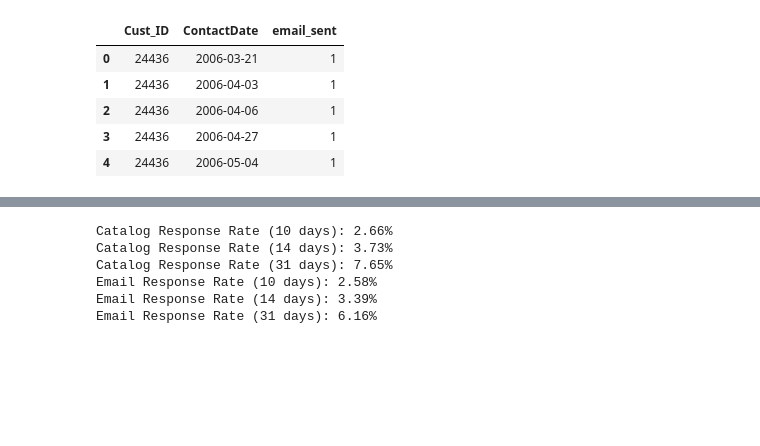
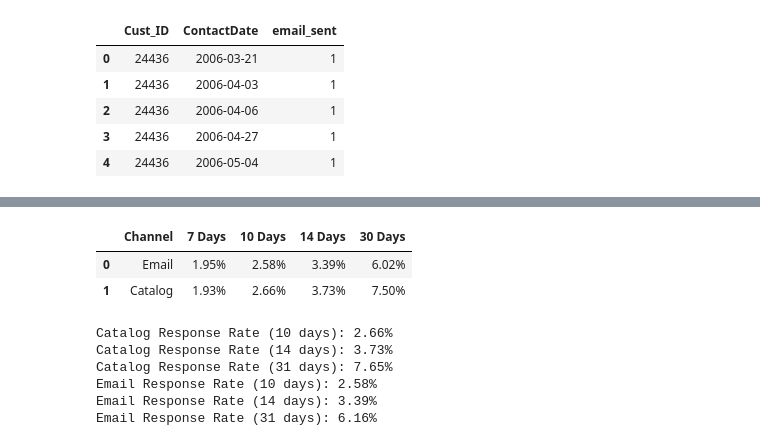
Before and after one commit to YassineOudghiri/dma-group-assignment-1, a Jupyter notebook: code.ipynb, the cells around one changed output, grey strips where cells are left out. Saved outputs shown, nothing was run; the diff lists cells and outputs as text; code cells hidden in the pictures; blank space fills up the shorter version.

Commit message:
More efficient way to calculate response rates

```diff
--- a/code.ipynb
+++ b/code.ipynb
@@ -273,0 +242,28 @@ response_rate_catalog
+# %%
+# Calculate response rate for email and catalog contacts sent within 7 days
+response_rate_email_7 = calculate_response_rate(contact_e, order_sub, 'email', 7)
+print(f"Email Response Rate (7 days): {response_rate_email_7:.2%}")
+
+response_rate_catalog_7 = calculate_response_rate(contact_c, order_sub, 'catalog', 7)
+print(f"Catalog Response Rate (7 days): {response_rate_catalog_7:.2%}")
+
+# Calculate response rate for email and catalog contacts sent within 10 days
+response_rate_email_10 = calculate_response_rate(contact_e, order_sub, 'email', 10)
+print(f"Email Response Rate (10 days): {response_rate_email_10:.2%}")
+
+response_rate_catalog_10 = calculate_response_rate(contact_c, order_sub, 'catalog', 10)
+print(f"Catalog Response Rate (10 days): {response_rate_catalog_10:.2%}")
+
+# Calculate response rate for email and catalog contacts sent within 14 days
+response_rate_email_14 = calculate_response_rate(contact_e, order_sub, 'email', 14)
+print(f"Email Response Rate (14 days): {response_rate_email_14:.2%}")
+
+response_rate_catalog_14 = calculate_response_rate(contact_c, order_sub, 'catalog', 14)
+print(f"Catalog Response Rate (14 days): {response_rate_catalog_14:.2%}")
+
+# Calculate response rate for email and catalog contacts sent within 30 days
+response_rate_email_30 = calculate_response_rate(contact_e, order_sub, 'email', 30)
+print(f"Email Response Rate (30 days): {response_rate_email_30:.2%}")
+
+response_rate_catalog_30 = calculate_response_rate(contact_c, order_sub, 'catalog', 30)
+print(f"Catalog Response Rate (30 days): {response_rate_catalog_30:.2%}")
@@ -274,3 +279,24 @@ response_rate_catalog
+# %%
+# Format these results in a nice table. For each window, make whoever has the highest response rate stand out.
+response_rate_data = {
+    'Channel': ['Email', 'Catalog'],
+    '7 Days': [response_rate_email_7, response_rate_catalog_7],
+    '10 Days': [response_rate_email_10, response_rate_catalog_10],
+    '14 Days': [response_rate_email_14, response_rate_catalog_14],
+    '30 Days': [response_rate_email_30, response_rate_catalog_30]
+}
+
+# Percentage formatting
+for col in ['7 Days', '10 Days', '14 Days', '30 Days']:
+    response_rate_data[col] = [f"{rate:.2%}" for rate in response_rate_data[col]]
+
+# Create DataFrame
+response_rate_df = pd.DataFrame(response_rate_data)
+response_rate_df
+# %% [output]
+|  | Channel | 7 Days | 10 Days | 14 Days | 30 Days |
+| 0 | Email | 1.95% | 2.58% | 3.39% | 6.02% |
+| 1 | Catalog | 1.93% | 2.66% | 3.73% | 7.50% |
 # %%
 # We do the same with a delay of 10 days, then 14 days, then 31 days.
 catalog_response_10 = pd.merge(contact_c, order_sub, on='Cust_ID')
```
Also changed, not shown: parts of 17 cells of this notebook.
